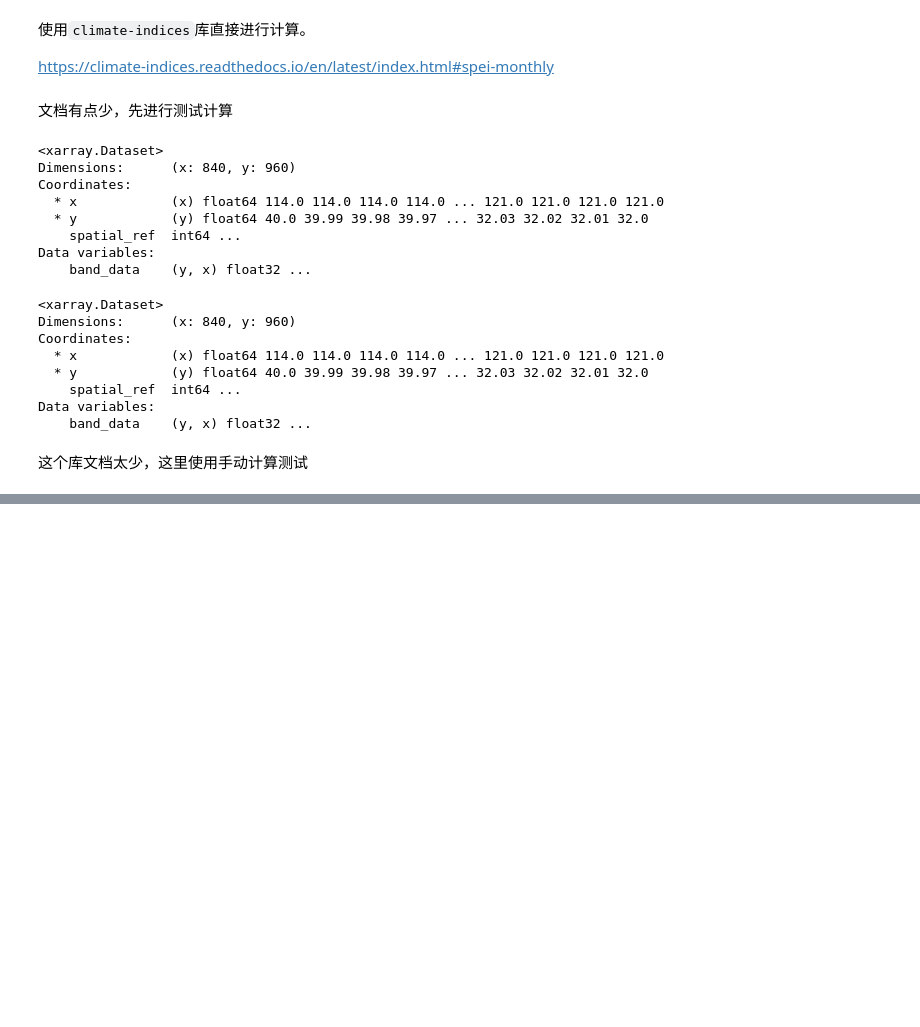
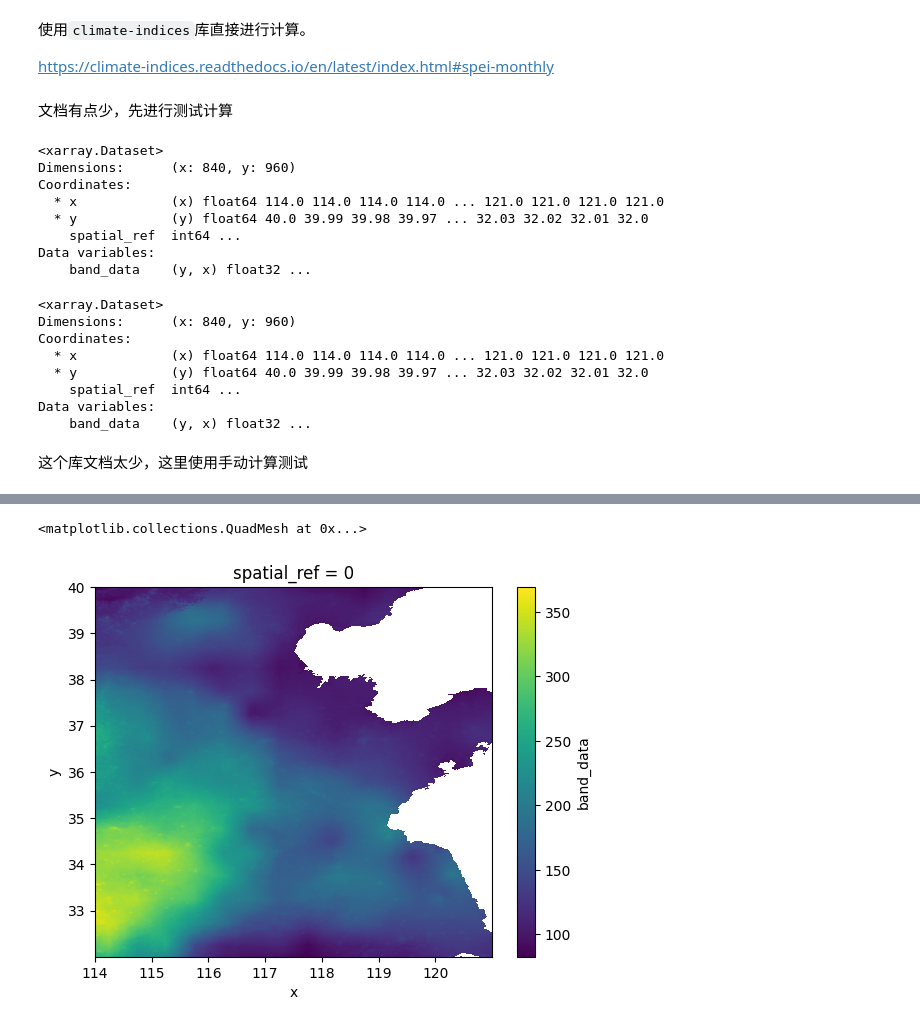
Before and after one commit to zyzh2002/risk_evaluation, a Jupyter notebook: scripts/calc/SPEI/calcSPEI.ipynb, the cells around one changed output, grey strips where cells are left out. Saved outputs shown, nothing was run; the diff lists cells and outputs as text; code cells hidden in the pictures; blank space fills up the shorter version.

```diff
--- a/scripts/calc/SPEI/calcSPEI.ipynb
+++ b/scripts/calc/SPEI/calcSPEI.ipynb
@@ -80,0 +81,5 @@ $$ P=1-F(X) $$
+# %%
+(test_precip_frame.band_data*0.1).plot()
+# %% [output]
+<matplotlib.collections.QuadMesh at 0x...>
+[figure, added]
```
Also changed, not shown: parts of 10 cells of this notebook, 1 other file.
